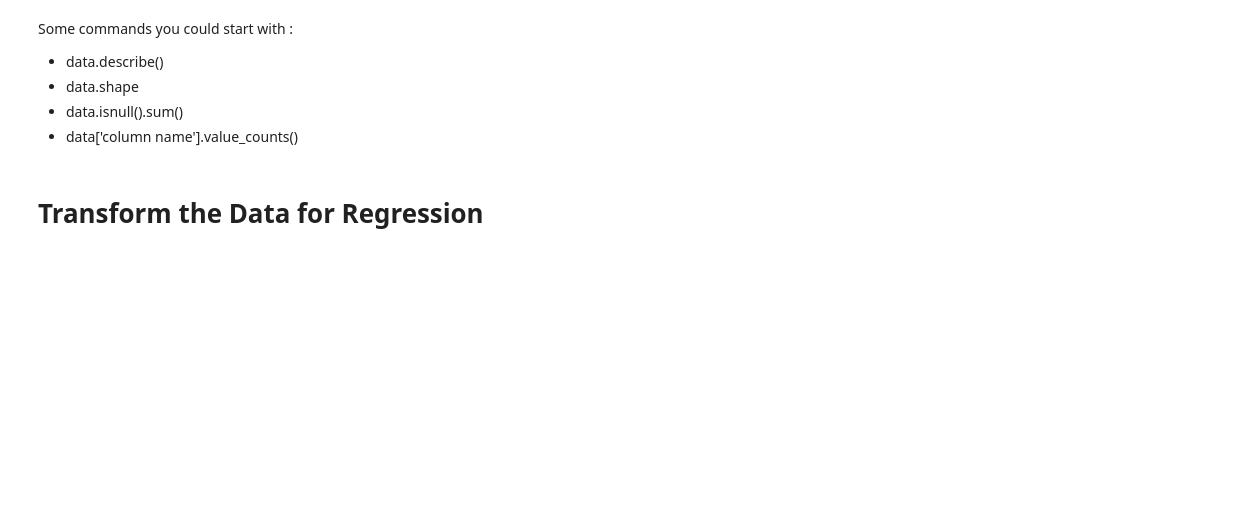
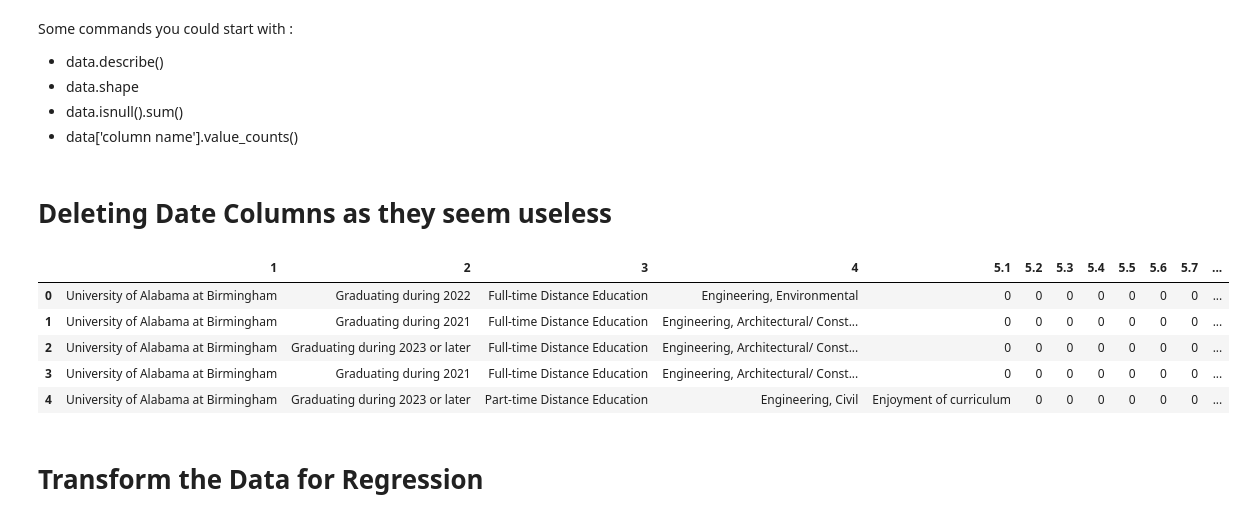
Before and after one commit to MCDC-Team-4/retain-alabama, a Jupyter notebook: team-juypter-notebooks/testing.ipynb, the cells around one changed output. Saved outputs shown, nothing was run; the diff lists cells and outputs as text; code cells hidden in the pictures; blank space fills up the shorter version.

```diff
--- a/team-juypter-notebooks/testing.ipynb
+++ b/team-juypter-notebooks/testing.ipynb
@@ -49,6 +36,19 @@ Some commands you could start with :
 - data.shape
 - data.isnull().sum()
 - data['column name'].value_counts()
+# %% [markdown]
+# Deleting Date Columns as they seem useless
+# %%
+drop_colums = ['Start Date','End Date']
+data.drop(drop_colums, inplace=True, axis=1)
+data.head()
+# %% [output]
+|  | 1 | 2 | 3 | 4 | 5.1 | 5.2 | 5.3 | 5.4 | 5.5 | 5.6 | 5.7 | ... |
+| 0 | University of Alabama at Birmingham | Graduating during 2022 | Full-time Distance Education | Engineering, Environmental | 0 | 0 | 0 | 0 | 0 | 0 | 0 | ... |
+| 1 | University of Alabama at Birmingham | Graduating during 2021 | Full-time Distance Education | Engineering, Architectural/ Const... | 0 | 0 | 0 | 0 | 0 | 0 | 0 | ... |
+| 2 | University of Alabama at Birmingham | Graduating during 2023 or later | Full-time Distance Education | Engineering, Architectural/ Const... | 0 | 0 | 0 | 0 | 0 | 0 | 0 | ... |
+| 3 | University of Alabama at Birmingham | Graduating during 2021 | Full-time Distance Education | Engineering, Architectural/ Const... | 0 | 0 | 0 | 0 | 0 | 0 | 0 | ... |
+| 4 | University of Alabama at Birmingham | Graduating during 2023 or later | Part-time Distance Education | Engineering, Civil | Enjoyment of curriculum | 0 | 0 | 0 | 0 | 0 | 0 | ... |
 # %% [markdown]
 # Transform the Data for Regression
 # %%
```
Also changed, not shown: parts of 3 cells of this notebook.
